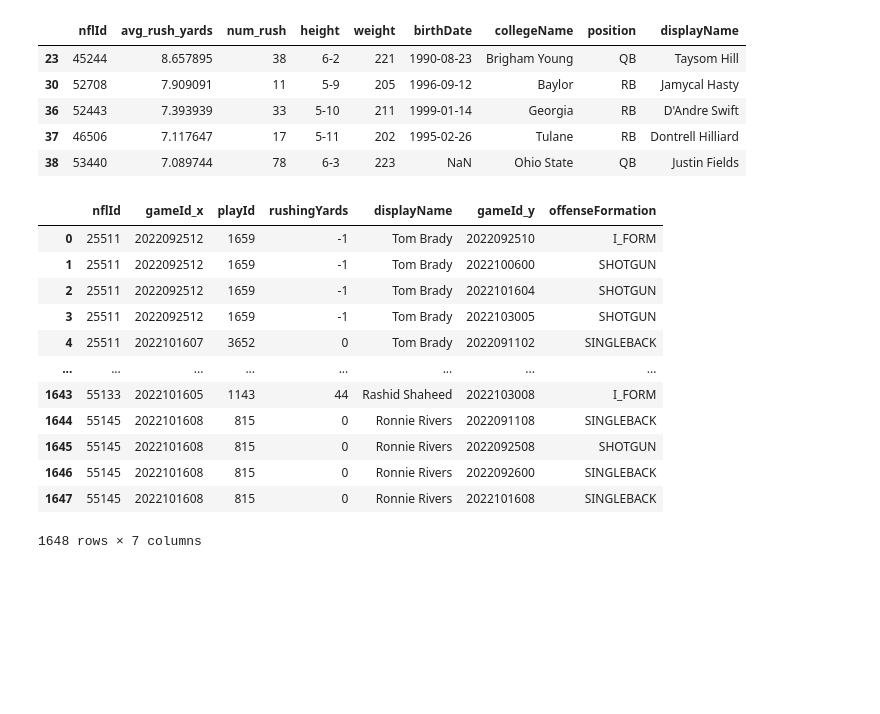
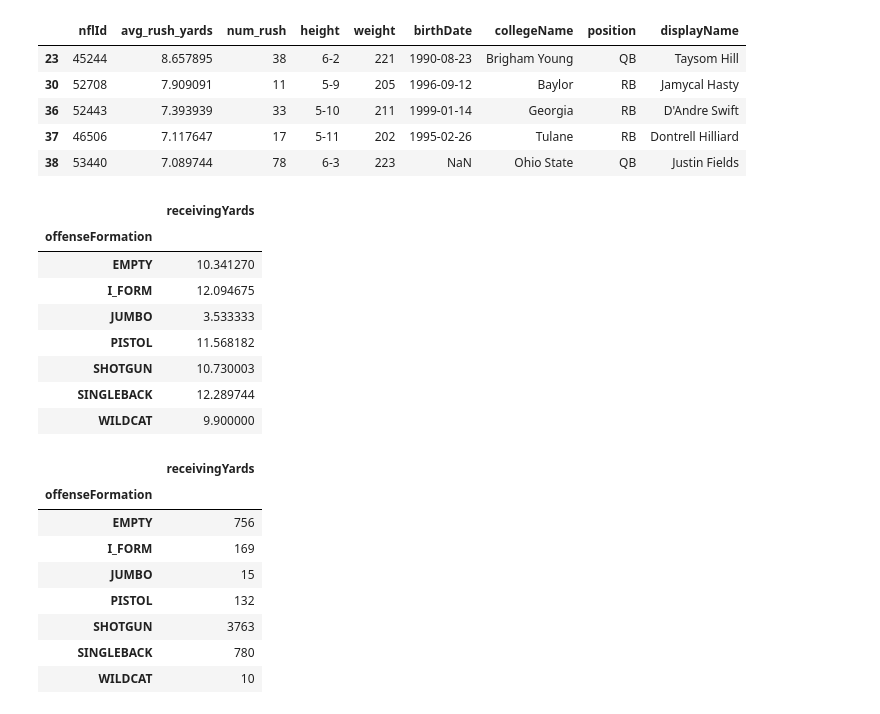
Before and after one commit to lanvu301/NFL-Big-Data-Bowl, a Jupyter notebook: script.ipynb, the cells around one changed output. Saved outputs shown, nothing was run; the diff lists cells and outputs as text; code cells hidden in the pictures; blank space fills up the shorter version.

```diff
--- a/script.ipynb
+++ b/script.ipynb
@@ -323,16 +323,28 @@ rush_data=pd.merge(left=rusher_stat,right=play_info,how='inner',on=['playId'])
-# %%
-rush_data
-# %% [output]
-|  | nflId | gameId_x | playId | rushingYards | displayName | gameId_y | offenseFormation |
-| 0 | 25511 | 2022092512 | 1659 | -1 | Tom Brady | 2022092510 | I_FORM |
-| 1 | 25511 | 2022092512 | 1659 | -1 | Tom Brady | 2022100600 | SHOTGUN |
-| 2 | 25511 | 2022092512 | 1659 | -1 | Tom Brady | 2022101604 | SHOTGUN |
-| 3 | 25511 | 2022092512 | 1659 | -1 | Tom Brady | 2022103005 | SHOTGUN |
-| 4 | 25511 | 2022101607 | 3652 | 0 | Tom Brady | 2022091102 | SINGLEBACK |
-| ... | ... | ... | ... | ... | ... | ... | ... |
-| 1643 | 55133 | 2022101605 | 1143 | 44 | Rashid Shaheed | 2022103008 | I_FORM |
-| 1644 | 55145 | 2022101608 | 815 | 0 | Ronnie Rivers | 2022091108 | SINGLEBACK |
-| 1645 | 55145 | 2022101608 | 815 | 0 | Ronnie Rivers | 2022092508 | SHOTGUN |
-| 1646 | 55145 | 2022101608 | 815 | 0 | Ronnie Rivers | 2022092600 | SINGLEBACK |
-| 1647 | 55145 | 2022101608 | 815 | 0 | Ronnie Rivers | 2022101608 | SINGLEBACK |
-1648 rows × 7 columns
+# %%
+player_rec_yards=player_play[player_play['hadPassReception']==1][['nflId','gameId','playId','receivingYards','teamAbbr']].groupby(['nflId','gameId','playId','teamAbbr']).sum().reset_index()
+rec_stat=pd.merge(left=player_rec_yards,right=players[['nflId','displayName']],how='inner',on='nflId')
+rec_data=pd.merge(left=rec_stat,right=play_info,how='inner',on=['playId','gameId'])
+# %%
+rec_data[['offenseFormation','receivingYards']].groupby('offenseFormation').mean()
+# %% [output]
+|  | receivingYards |
+| offenseFormation |  |
+| EMPTY | 10.341270 |
+| I_FORM | 12.094675 |
+| JUMBO | 3.533333 |
+| PISTOL | 11.568182 |
+| SHOTGUN | 10.730003 |
+| SINGLEBACK | 12.289744 |
+| WILDCAT | 9.900000 |
+# %%
+rec_data[['offenseFormation','receivingYards']].groupby('offenseFormation').count()
+# %% [output]
+|  | receivingYards |
+| offenseFormation |  |
+| EMPTY | 756 |
+| I_FORM | 169 |
+| JUMBO | 15 |
+| PISTOL | 132 |
+| SHOTGUN | 3763 |
+| SINGLEBACK | 780 |
+| WILDCAT | 10 |
```
Also changed, not shown: parts of 4 cells of this notebook.
